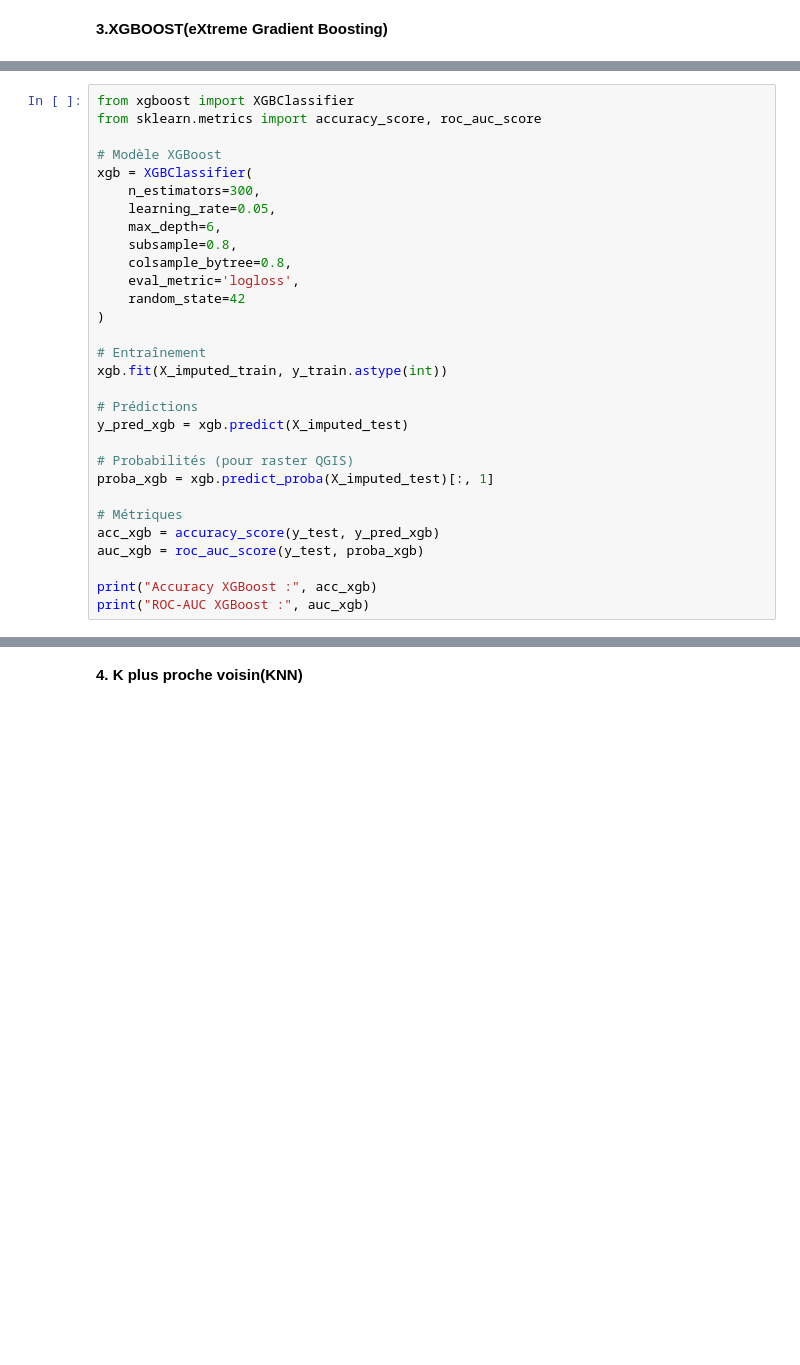
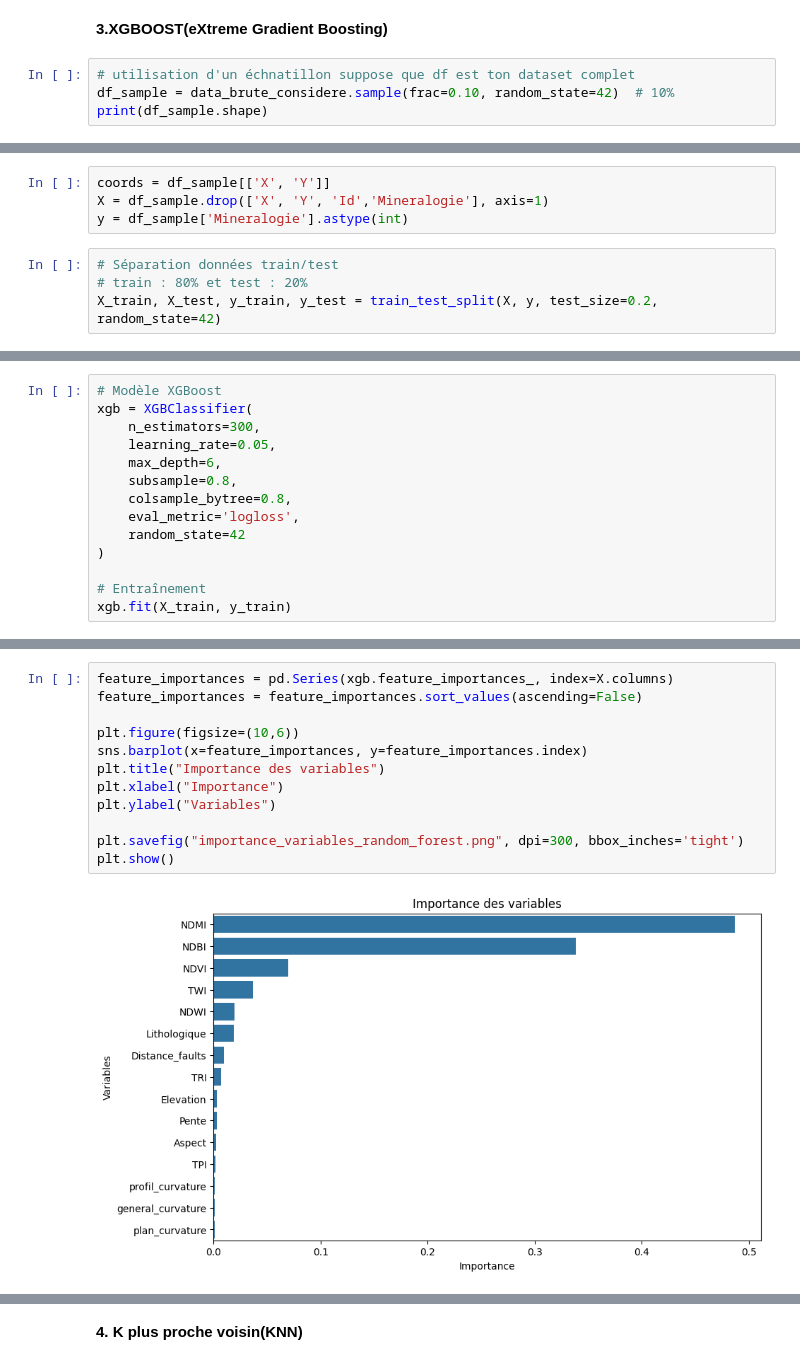
Before and after one commit to Beni25-mak/Travail_memoire_beni_nzimba, a Jupyter notebook: Analysis_29112025_ok.ipynb, the cells around one changed output, grey strips where cells are left out. Drawn from its saved outputs; the diff is of its cells as text; blank space fills up the shorter version.

```diff
--- a/Analysis_29112025_ok.ipynb
+++ b/Analysis_29112025_ok.ipynb
@@ -880,3 +896,7 @@ GeoTIFF écrit : /content/probability_map_svm.tif
 #data['proba_svm'] = xgb.predict_proba(data[features])[:, 1]
 # %% [markdown]
 **3.XGBOOST(eXtreme Gradient Boosting)**
+# %%
+# utilisation d'un échnatillon suppose que df est ton dataset complet
+df_sample = data_brute_considere.sample(frac=0.10, random_state=42)  # 10%
+print(df_sample.shape)
@@ -882,0 +912,8 @@ GeoTIFF écrit : /content/probability_map_svm.tif
+# %%
+coords = df_sample[['X', 'Y']]
+X = df_sample.drop(['X', 'Y', 'Id','Mineralogie'], axis=1)
+y = df_sample['Mineralogie'].astype(int)
+# %%
+# Séparation données train/test
+# train : 80% et test : 20%
+X_train, X_test, y_train, y_test = train_test_split(X, y, test_size=0.2, random_state=42)
@@ -883,7 +927,4 @@ GeoTIFF écrit : /content/probability_map_svm.tif
 # %%
-from xgboost import XGBClassifier
-from sklearn.metrics import accuracy_score, roc_auc_score
-
 # Modèle XGBoost
 xgb = XGBClassifier(
     n_estimators=300,
@@ -896,17 +937,4 @@ xgb = XGBClassifier(
 )
 
 # Entraînement
-xgb.fit(X_imputed_train, y_train.astype(int))
-
-# Prédictions
-y_pred_xgb = xgb.predict(X_imputed_test)
-
-# Probabilités (pour raster QGIS)
-proba_xgb = xgb.predict_proba(X_imputed_test)[:, 1]
-
-# Métriques
-acc_xgb = accuracy_score(y_test, y_pred_xgb)
-auc_xgb = roc_auc_score(y_test, proba_xgb)
-
-print("Accuracy XGBoost :", acc_xgb)
-print("ROC-AUC XGBoost :", auc_xgb)
+xgb.fit(X_train, y_train)
@@ -912,0 +979,14 @@ print("ROC-AUC XGBoost :", auc_xgb)
+# %%
+feature_importances = pd.Series(xgb.feature_importances_, index=X.columns)
+feature_importances = feature_importances.sort_values(ascending=False)
+
+plt.figure(figsize=(10,6))
+sns.barplot(x=feature_importances, y=feature_importances.index)
+plt.title("Importance des variables")
+plt.xlabel("Importance")
+plt.ylabel("Variables")
+
+plt.savefig("importance_variables_random_forest.png", dpi=300, bbox_inches='tight')
+plt.show()
+# %% [output]
+[figure, added]
```
Also changed, not shown: parts of 40 cells of this notebook.
